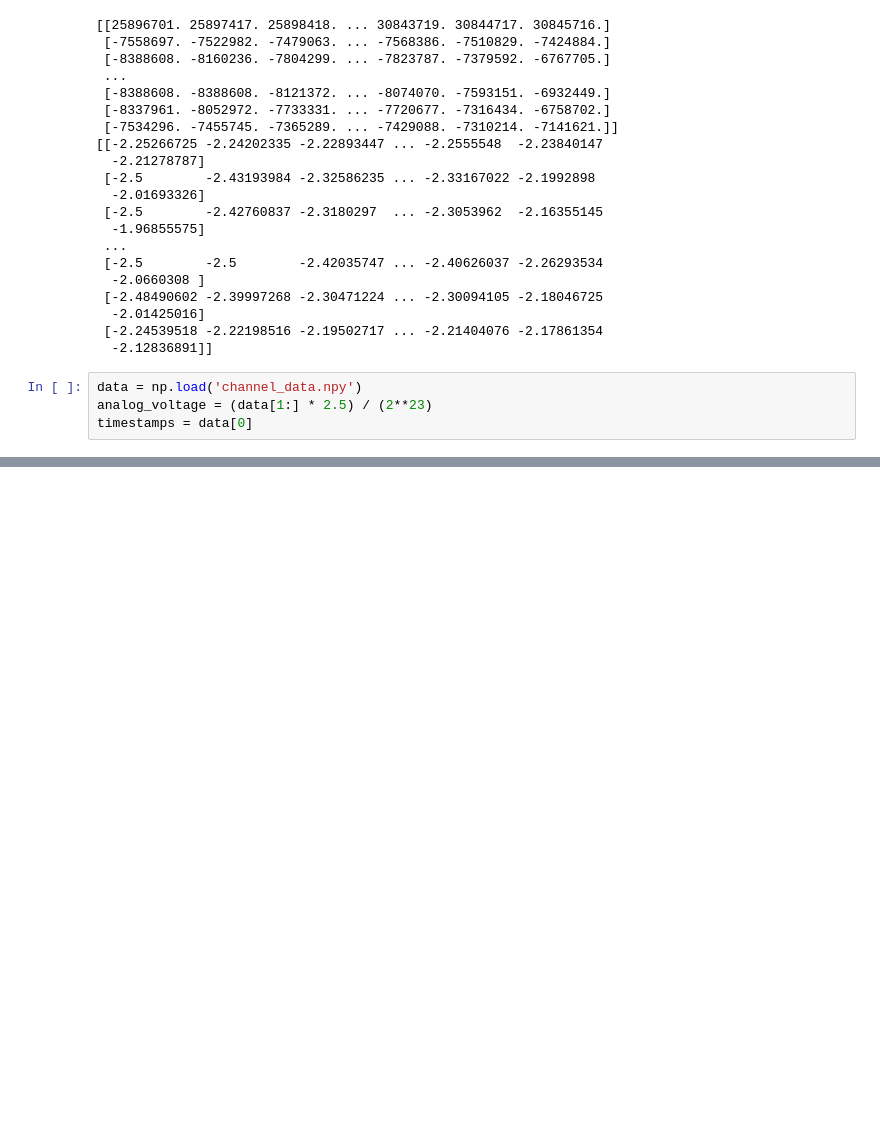
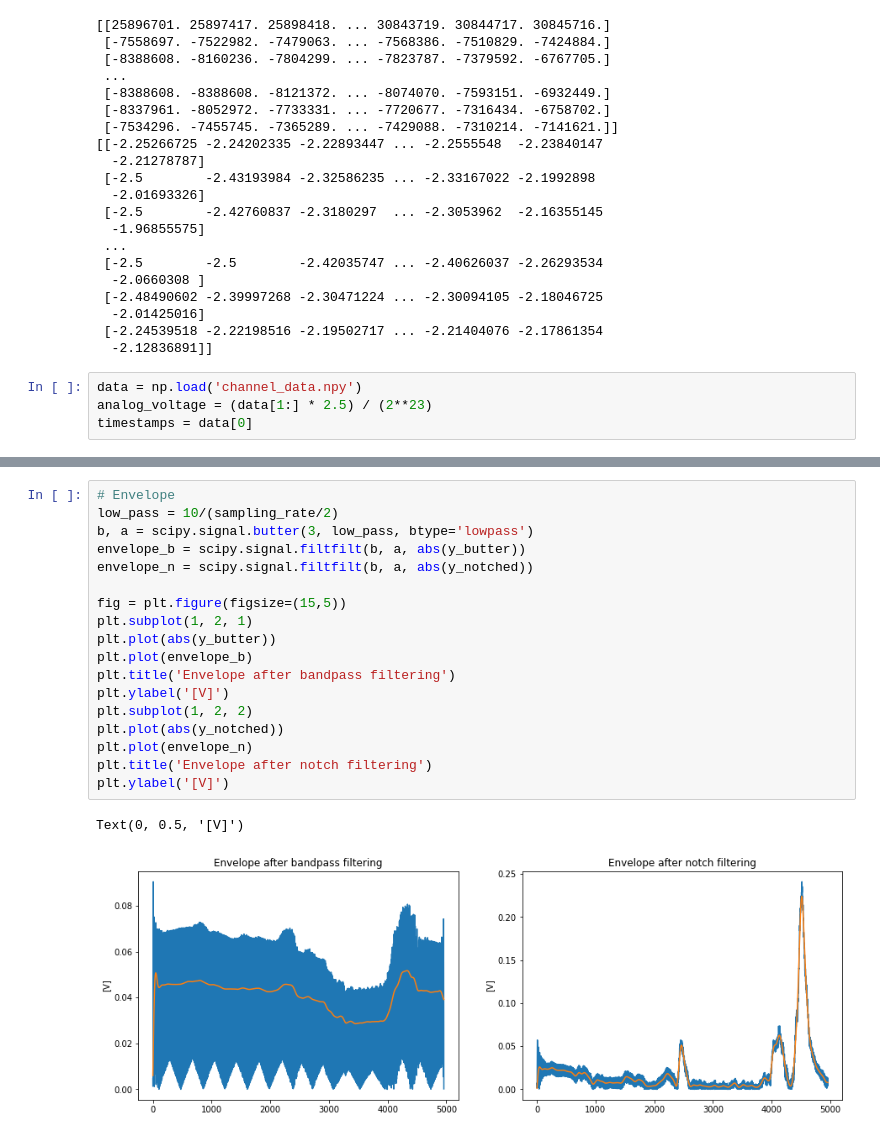
Before and after one commit to kstray/master-thesis-implementation, a Jupyter notebook: emg_processing.ipynb, the cells around one changed output, grey strips where cells are left out. Drawn from its saved outputs; the diff is of its cells as text; blank space fills up the shorter version.

```diff
--- a/emg_processing.ipynb
+++ b/emg_processing.ipynb
@@ -186,0 +211,21 @@ emd.plotting.plot_imfs(imf, scale_y=True, cmap=True)
+# %%
+# Envelope
+low_pass = 10/(sampling_rate/2)
+b, a = scipy.signal.butter(3, low_pass, btype='lowpass')
+envelope_b = scipy.signal.filtfilt(b, a, abs(y_butter))
+envelope_n = scipy.signal.filtfilt(b, a, abs(y_notched))
+
+fig = plt.figure(figsize=(15,5))
+plt.subplot(1, 2, 1)
+plt.plot(abs(y_butter))
+plt.plot(envelope_b)
+plt.title('Envelope after bandpass filtering')
+plt.ylabel('[V]')
+plt.subplot(1, 2, 2)
+plt.plot(abs(y_notched))
+plt.plot(envelope_n)
+plt.title('Envelope after notch filtering')
+plt.ylabel('[V]')
+# %% [output]
+Text(0, 0.5, '[V]')
+[figure, added]
```
Also changed, not shown: parts of 6 cells of this notebook.
